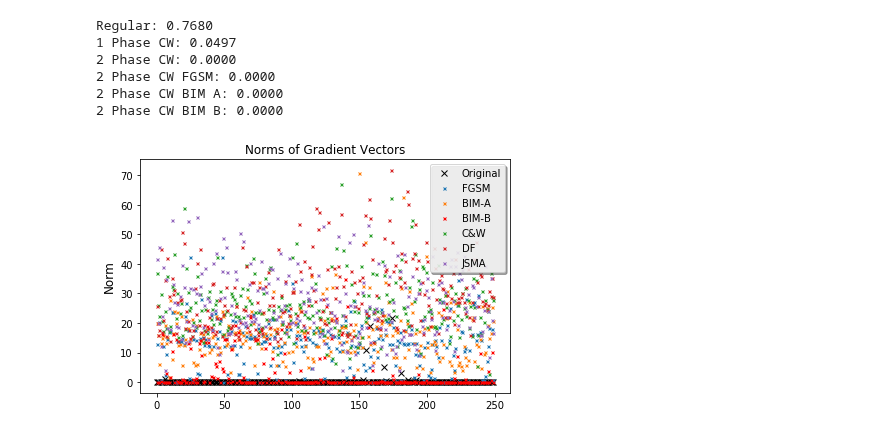
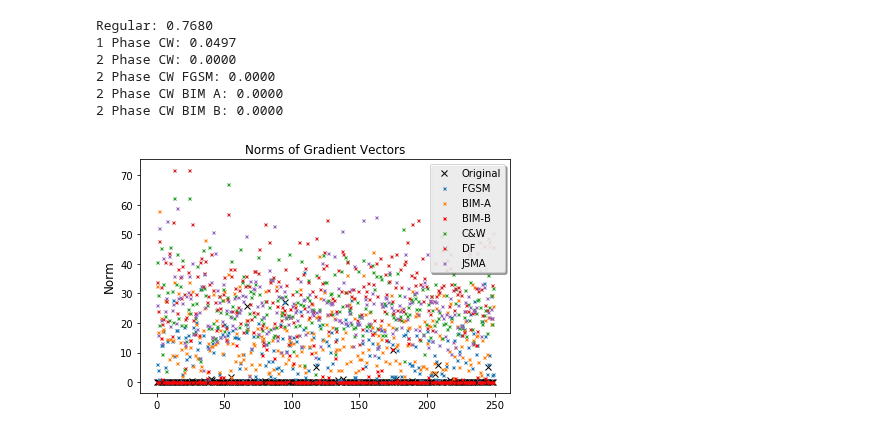
Before and after one commit to jasjeetIM/AdversarialDetector, a Jupyter notebook: notebooks/MNIST.ipynb, the cells around one changed output. Cells and saved outputs as stored; diff of their text form; code cells hidden in the pictures.

```diff
--- a/notebooks/MNIST.ipynb
+++ b/notebooks/MNIST.ipynb
@@ -705,18 +734,44 @@ Regular: 0.7680
+# %%
+#Calculate points that were misclassified for all attacks
+attacks = [fgsm_idx, bim_a_idx, bim_b_idx, cw_idx, jsma_idx, df_idx]
+intersection = np.arange(num_test_samples)
+for attack in attacks:
+    intersection = np.intersect1d(intersection, attack)
+# %%
+#Get indices to access cos and norm matrices
+fgsm_int = list()
+bim_a_int = list()
+bim_b_int = list()
+jsma_int = list()
+cw_int = list()
+df_int = list()
+
+#We plot 250 random points
+num_indices = np.arange(250)
+random_int = np.random.choice(intersection, 250)
+
+for i in random_int:
+    fgsm_int.append(fgsm_dict[i])
+    bim_a_int.append(bim_a_dict[i])
+    bim_b_int.append(bim_b_dict[i])
+    cw_int.append(cw_dict[i])
+    jsma_int.append(jsma_dict[i])
+    df_int.append(df_dict[i])
 # %%
-plt.plot(np.arange(len(grads_reg_norms[:250])), grads_reg_norms[:250], 'x', label='Original', ms=6, color='black')
-plt.plot(np.arange(len(grads_fgsm_norms[:250])), grads_fgsm_norms[:250], 'x', label='FGSM', ms=3)
-plt.plot(np.arange(len(grads_bim_a_norms[:250])), grads_bim_a_norms[:250], 'x', label='BIM-A', ms=3)
-plt.plot(np.arange(len(grads_bim_b_norms[:250])), grads_bim_b_norms[:250], 'x', label='BIM-B', ms=3, color='red')
-plt.plot(np.arange(len(grads_cw_norms[:250])), grads_cw_norms[:250], 'x', label='C&W', ms=3)
-plt.plot(np.arange(len(grads_df_norms[:250])), grads_df_norms[:250], 'x', label='DF', ms=3)
-plt.plot(np.arange(len(grads_jsma_norms[:250])), grads_jsma_norms[:250], 'x', label='JSMA', ms=3)
+plt.plot(num_indices, grads_reg_norms[random_int], 'x', label='Original', ms=6, color='black')
+plt.plot(num_indices, grads_fgsm_norms[fgsm_int], 'x', label='FGSM', ms=3)
+plt.plot(num_indices, grads_bim_a_norms[bim_a_int], 'x', label='BIM-A', ms=3)
+plt.plot(num_indices, grads_bim_b_norms[bim_b_int], 'x', label='BIM-B', ms=3, color='red')
+plt.plot(num_indices, grads_cw_norms[cw_int], 'x', label='C&W', ms=3)
+plt.plot(num_indices, grads_df_norms[df_int], 'x', label='DF', ms=3)
+plt.plot(num_indices, grads_jsma_norms[jsma_int], 'x', label='JSMA', ms=3)
 #plt.xlabel('Transformed', fontsize=12)
 plt.ylabel('Norm', fontsize=12)
 plt.title('Norms of Gradient Vectors')
 plt.legend(loc="upper right", fancybox=True, shadow=True)
 plt.tight_layout()
 plt.savefig('mnist_norm.eps', format='eps', dpi=1000)
 plt.show()
 # %% [output]
-[figure, old version]
+[figure, new version]
 # %%
```
Also changed, not shown: parts of 12 cells of this notebook, 1 other file.
